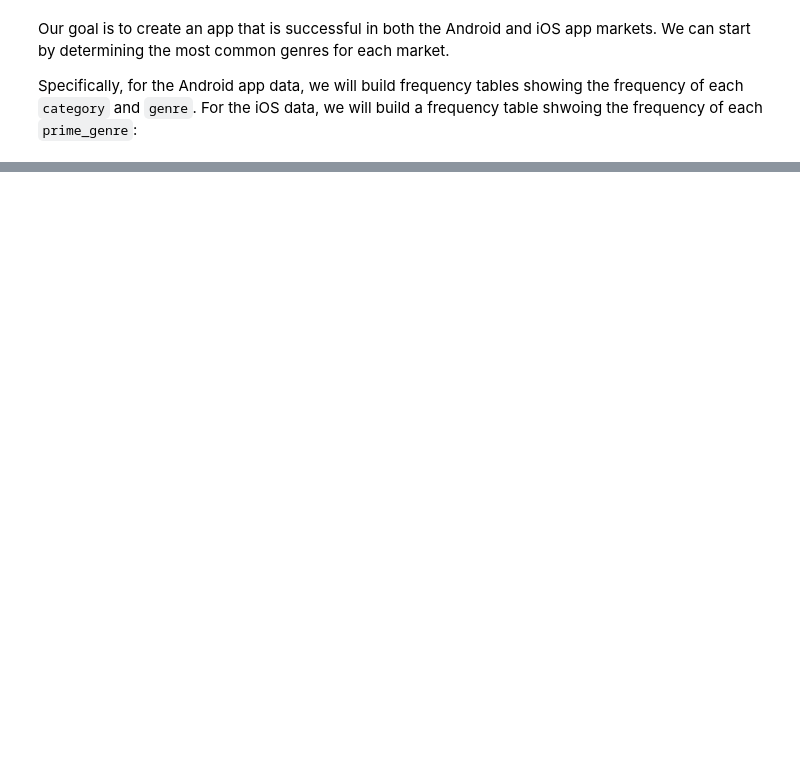
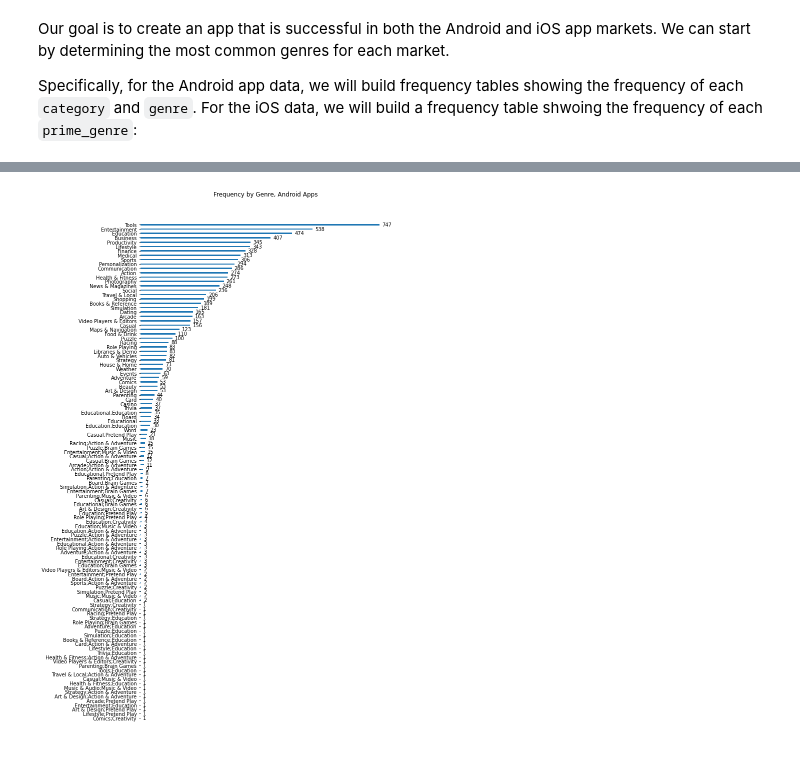
Before and after one commit to shelbybachman/app-ratings, a Jupyter notebook: app-ratings.ipynb, the cells around one changed output, grey strips where cells are left out. Drawn from its saved outputs; the diff is of its cells as text; code cells hidden in the pictures; blank space fills up the shorter version.

```diff
--- a/app-ratings.ipynb
+++ b/app-ratings.ipynb
@@ -312,0 +352,5 @@ print(ios_freq_genre)
+# %%
+# barplot for android apps, genre
+plot_freq_table(android_freq_genre, 'Frequency by Genre, Android Apps', height = 20)
+# %% [output]
+[figure, added]
```
Also changed, not shown: parts of 21 cells of this notebook.
